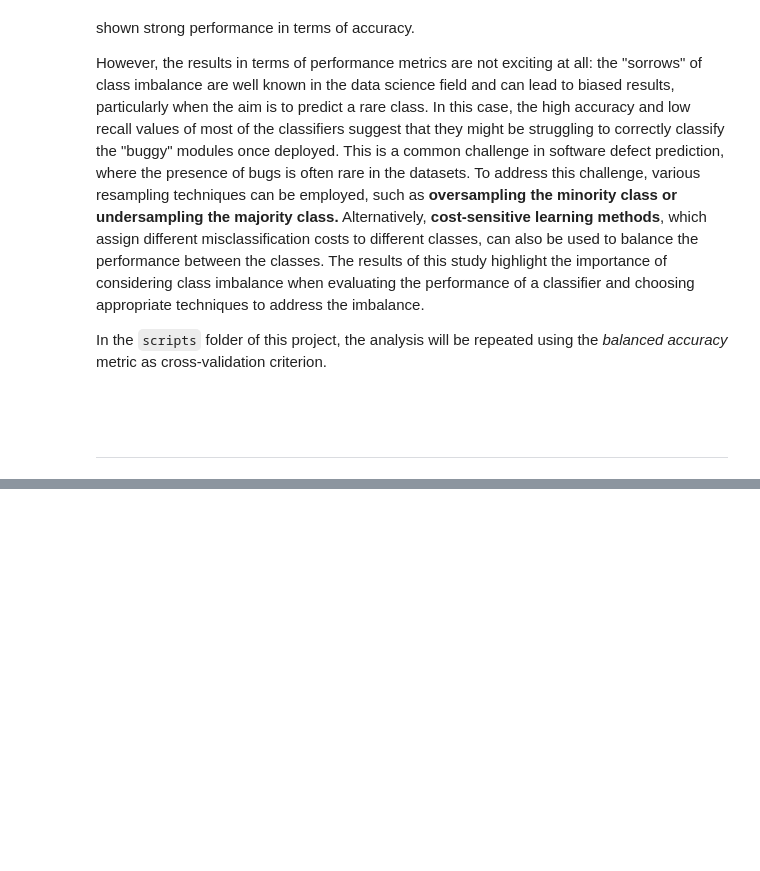
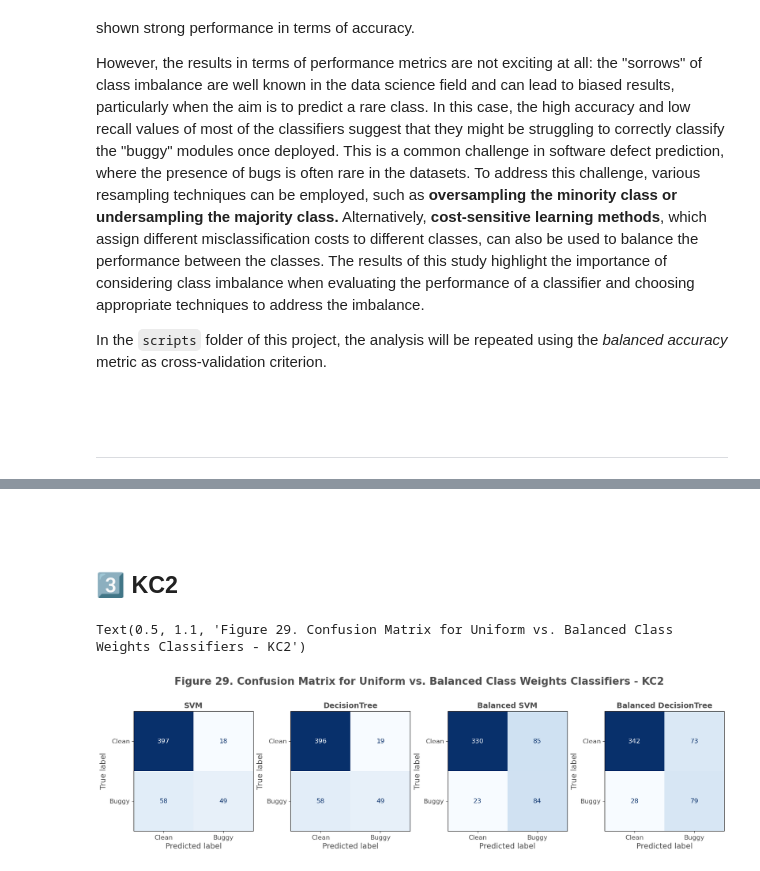
Before and after one commit to zurlog/MLDS_PR104, a Jupyter notebook: scripts/pr104.ipynb, the cells around one changed output, grey strips where cells are left out. Saved outputs shown, nothing was run; the diff lists cells and outputs as text; code cells hidden in the pictures; blank space fills up the shorter version.

```diff
--- a/scripts/pr104.ipynb
+++ b/scripts/pr104.ipynb
@@ -793,0 +745,16 @@ plot_performance(ax_aucs, "AUC", save=False, fig_num = 37)
+# %% [markdown]
+<br>
+# %% [markdown]
+## 3️⃣ KC2
+# %%
+models_list = [{"model": svm_cv, "n_iter":150, 'probability':True},
+               {'model': tree_cv},
+               {"model": svm_cv, "n_iter":150, 'class_weight':'balanced','refit_metric':'balanced_accuracy', 'probability':True},
+               {'model': tree_cv, 'class_weight':'balanced', 'refit_metric':'balanced_accuracy'}]
+
+ax_kc2_res = compare_classifiers(kc2_mc, models_list, 'ax_kc2_results')
+plt.suptitle('Figure 29. Confusion Matrix for Uniform vs. Balanced Class Weights Classifiers - KC2',
+               fontsize=19, fontweight='bold', y=1.1)
+# %% [output]
+Text(0.5, 1.1, 'Figure 29. Confusion Matrix for Uniform vs. Balanced Class Weights Classifiers - KC2')
+[figure, added]
```
Also changed, not shown: parts of 46 cells of this notebook, 9 other files.
